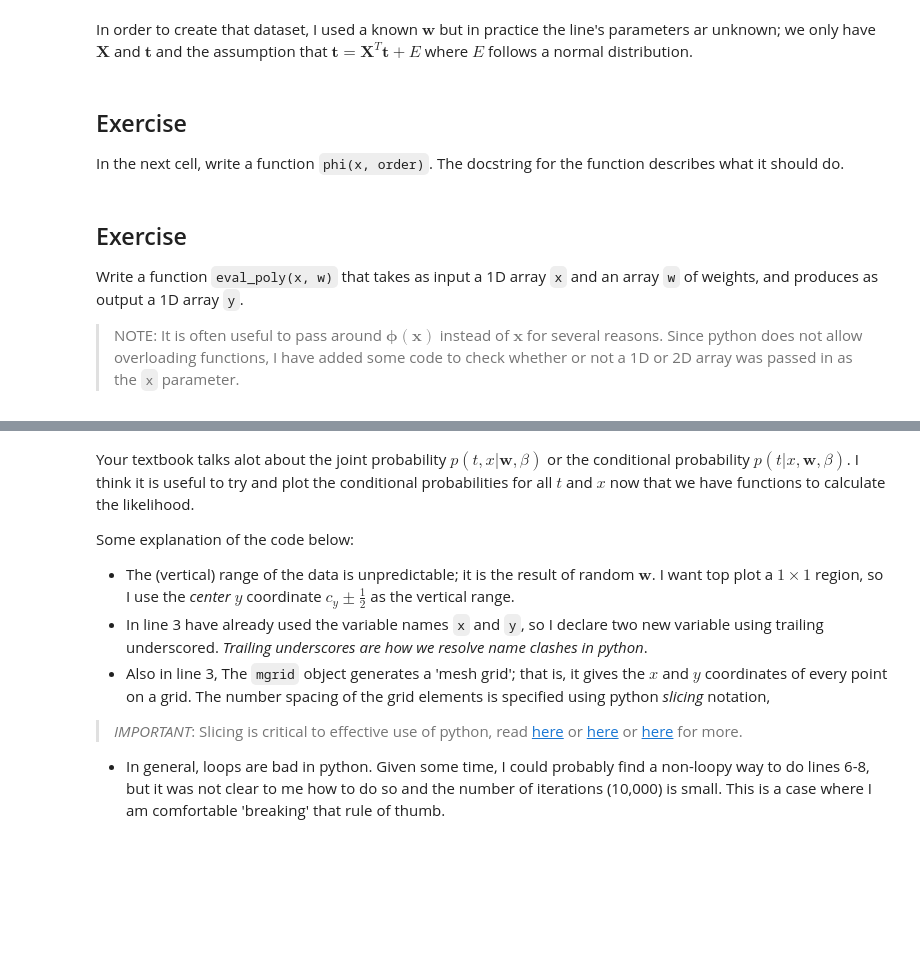
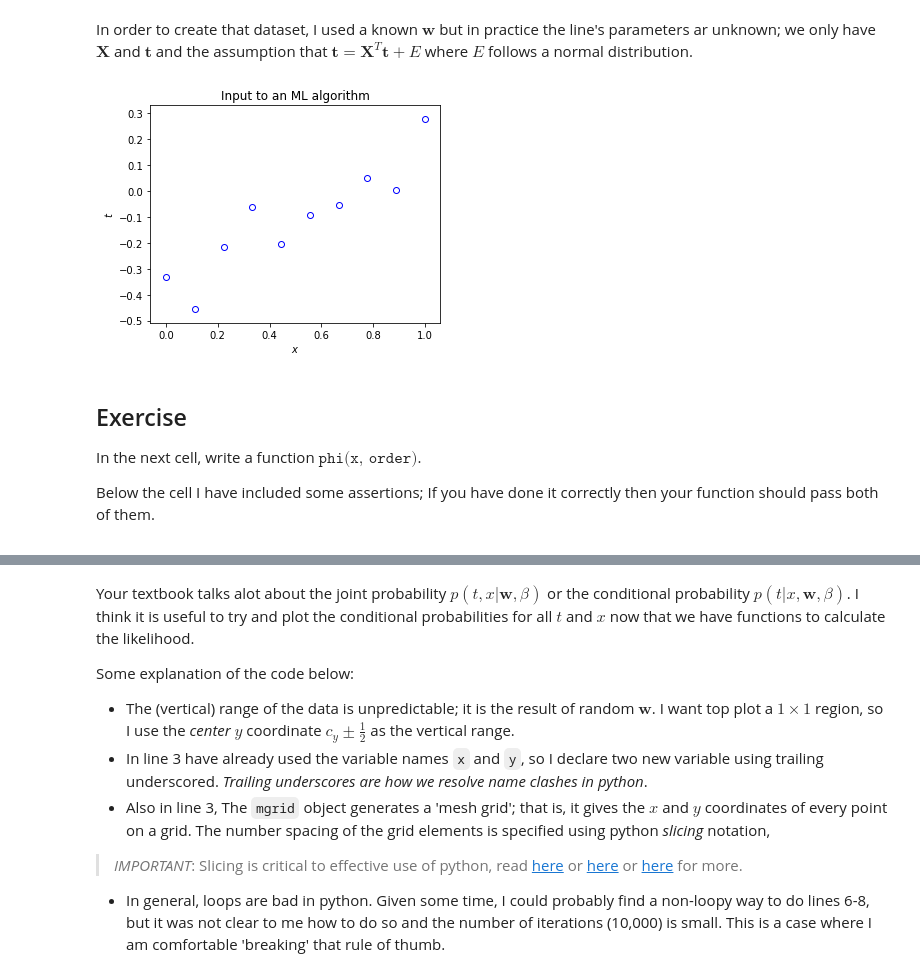
Before and after one commit to MU-CSE627/MU-CSE627, a Jupyter notebook: ch01/Machine Learning Lab 1.ipynb, the cells around one changed output, grey strips where cells are left out. Drawn from its saved outputs; the diff is of its cells as text; code cells hidden in the pictures; blank space fills up the shorter version.

```diff
--- a/ch01/Machine Learning Lab 1.ipynb
+++ b/ch01/Machine Learning Lab 1.ipynb
@@ -158,15 +175,25 @@ So, we have a data matrix $\mathbf{X}$ and measurments $\mathbf{t}$.
 # %% [markdown]
 In order to create that dataset, I used a known $\mathbf{w}$ but in practice the line's parameters ar unknown; we only have $\mathbf{X}$ and $\mathbf{t}$ and the assumption that $\mathbf{t} = \mathbf{X}^T\mathbf{t}+E$ where $E$ follows a normal distribution.
 # %%
-figsize(6,4)
-scatter(x, t, facecolor='white', edgecolors='blue', zorder=3)
-axis('equal')
-xlabel('$x$')
-ylabel('$t$')
-title("Input to an ML algorithm")
-show()
+plt.figure(figsize=(6,4))
+plt.scatter(x, t, facecolor='white', edgecolors='blue', zorder=3)
+
+plt.axis('scaled')
+plt.xlabel('$x$')
+plt.ylabel('$t$')
+plt.title("Input to an ML algorithm")
+plt.show()
+# %% [output]
+[figure, added]
 # %% [markdown]
 ## Exercise
-In the next cell, write a function `phi(x, order)`.  The docstring for the function describes what it should do.
+
+
+<span class="mark">
+
+ In the next cell, write a function $\texttt{phi(x, order)}$.
+
+ Below the cell I have included some assertions; If you have done it correctly then your function should pass both of them.
+</span>
 # %%
 def phi(x, order):
@@ -186,7 +205,3 @@ def phi(x, order):
 # %%
 assert np.allclose(phi(0.5, order=2), [1., 0.5, 0.25])
 assert np.allclose(phi(x, order=1), X), "Your output does not match the expected for our examples"
-# %% [markdown]
-## Exercise
-Write a function `eval_poly(x, w)` that takes as input a 1D array `x` and an array `w` of weights, and produces as output a 1D array `y`.
-> NOTE: It  is often useful to pass around $\mathbf{\phi}(\mathbf{x})$ instead of $\mathbf{x}$ for several reasons. Since python does not allow overloading functions, I have added some code to check whether or not a 1D or 2D array was passed in as the `x` parameter.
```
Also changed, not shown: parts of 58 cells of this notebook.
